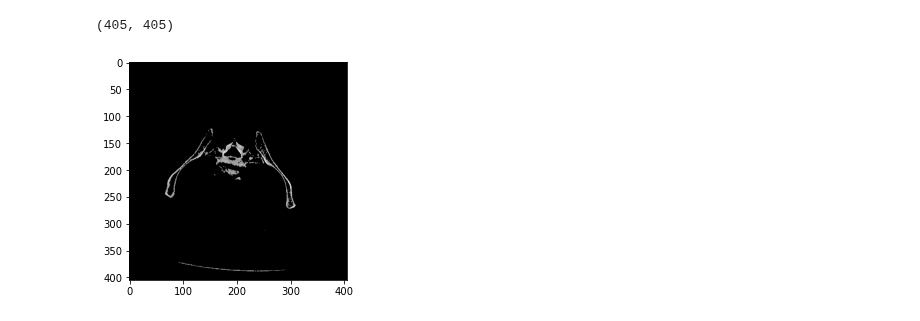
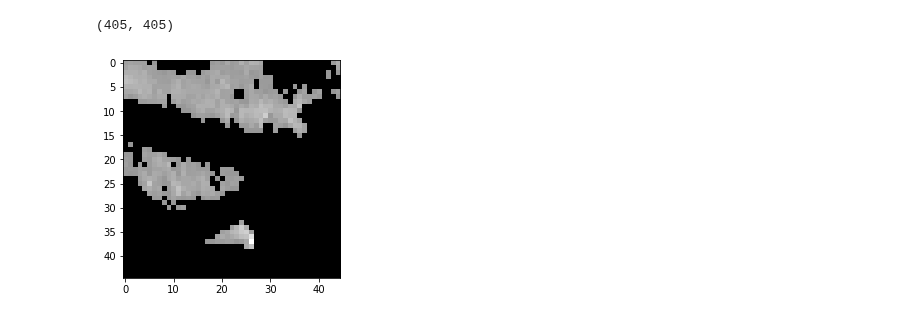
Before and after one commit to aasong113/CT_View_Planning_DeepRL, a Jupyter notebook: gym-child_thresholded_NN/Image_metrics_viewer.ipynb, the cells around one changed output. Cells and saved outputs as stored; diff of their text form; code cells hidden in the pictures.

```diff
--- a/gym-child_thresholded_NN/Image_metrics_viewer.ipynb
+++ b/gym-child_thresholded_NN/Image_metrics_viewer.ipynb
@@ -12,11 +12,11 @@ def openIMG(img_path):
 # %%
 thresholded = openIMG('cad_117_threshNoBin.png')
 print(thresholded.shape)
-plt.imshow(thresholded, cmap = 'gray')
+plt.imshow(thresholded[4*45:5*45, 4*45:5*45], cmap = 'gray')
 plt.show()
 # %% [output]
 (405, 405)
-[figure, old version]
+[figure, new version]
 # %%
 grayscale = openIMG('cadaver_slice_117_grey.png')
 print(grayscale.shape)
```
Also changed, not shown: parts of 1 cell of this notebook, 14 other files.
